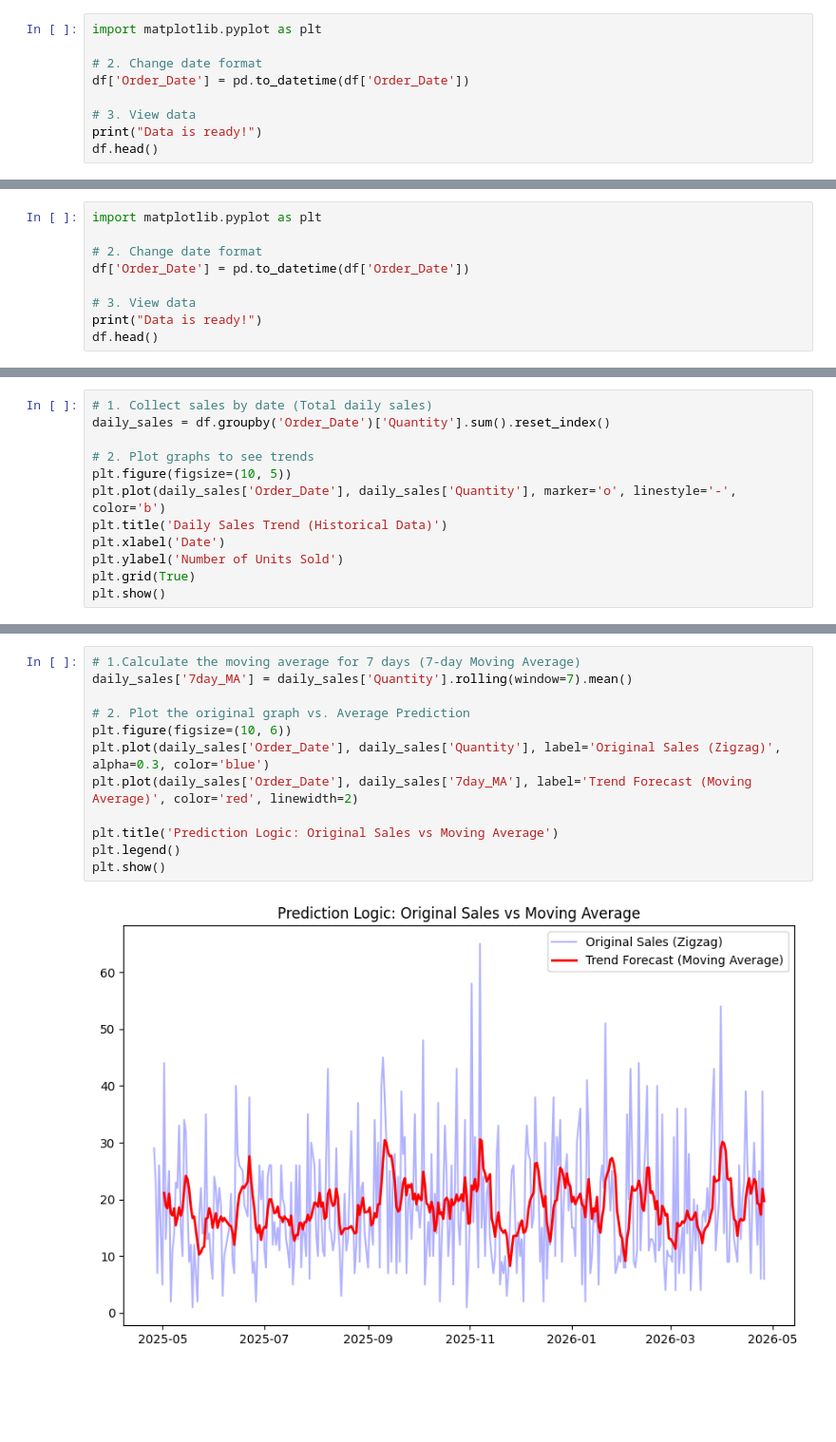
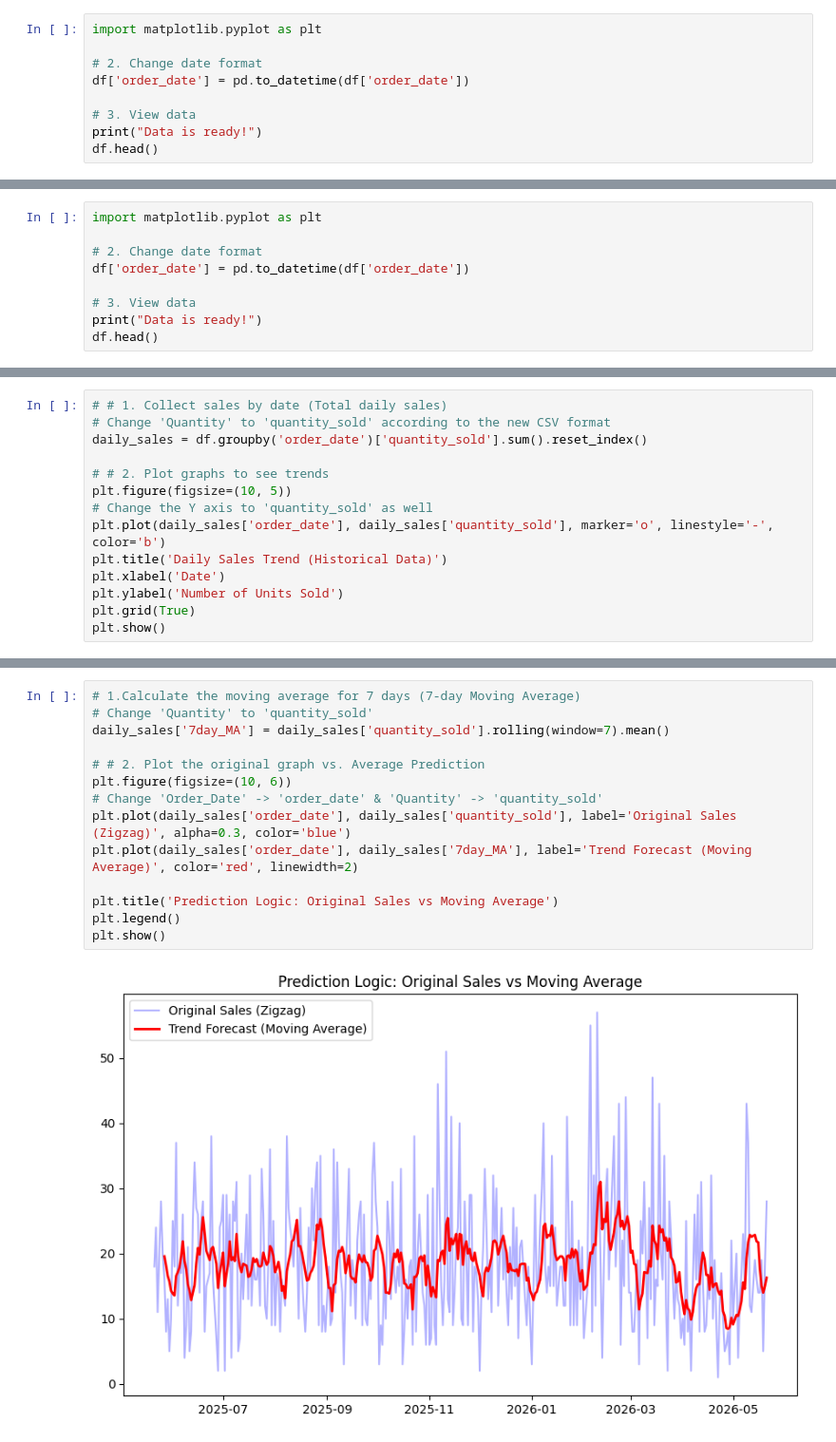
Before and after one commit to ArepAmirul/local-dropshippping-ai-system, a Jupyter notebook: ai-engine/Sales_Forecasting.ipynb, the cells around one changed output, grey strips where cells are left out. Shown at 95% size. Saved outputs shown, nothing was run; the diff lists cells and outputs as text; blank space fills up the shorter version.

Commit message:
Update Master SKU for generator and forecasting

```diff
--- a/ai-engine/Sales_Forecasting.ipynb
+++ b/ai-engine/Sales_Forecasting.ipynb
@@ -23,7 +16,7 @@ print(df.head())
 import matplotlib.pyplot as plt
 
 # 2. Change date format
-df['Order_Date'] = pd.to_datetime(df['Order_Date'])
+df['order_date'] = pd.to_datetime(df['order_date'])
 
 # 3. View data
 print("Data is ready!")
@@ -40,7 +33,7 @@ Data is ready!
 import matplotlib.pyplot as plt
 
 # 2. Change date format
-df['Order_Date'] = pd.to_datetime(df['Order_Date'])
+df['order_date'] = pd.to_datetime(df['order_date'])
 
 # 3. View data
 print("Data is ready!")
@@ -58,10 +51,12 @@ Step 2: Visualization & Trends
 # %%
-# 1. Collect sales by date (Total daily sales)
-daily_sales = df.groupby('Order_Date')['Quantity'].sum().reset_index()
+# # 1. Collect sales by date (Total daily sales)
+# Change 'Quantity' to 'quantity_sold' according to the new CSV format
+daily_sales = df.groupby('order_date')['quantity_sold'].sum().reset_index()
 
-# 2. Plot graphs to see trends
+# # 2. Plot graphs to see trends
 plt.figure(figsize=(10, 5))
-plt.plot(daily_sales['Order_Date'], daily_sales['Quantity'], marker='o', linestyle='-', color='b')
+# Change the Y axis to 'quantity_sold' as well
+plt.plot(daily_sales['order_date'], daily_sales['quantity_sold'], marker='o', linestyle='-', color='b')
 plt.title('Daily Sales Trend (Historical Data)')
 plt.xlabel('Date')
 plt.ylabel('Number of Units Sold')
@@ -72,15 +67,17 @@ plt.show()
 # %%
 # 1.Calculate the moving average for 7 days (7-day Moving Average)
-daily_sales['7day_MA'] = daily_sales['Quantity'].rolling(window=7).mean()
+# Change 'Quantity' to 'quantity_sold'
+daily_sales['7day_MA'] = daily_sales['quantity_sold'].rolling(window=7).mean()
 
-# 2. Plot the original graph vs. Average Prediction
+# # 2. Plot the original graph vs. Average Prediction
 plt.figure(figsize=(10, 6))
-plt.plot(daily_sales['Order_Date'], daily_sales['Quantity'], label='Original Sales (Zigzag)', alpha=0.3, color='blue')
-plt.plot(daily_sales['Order_Date'], daily_sales['7day_MA'], label='Trend Forecast (Moving Average)', color='red', linewidth=2)
+# Change 'Order_Date' -> 'order_date' & 'Quantity' -> 'quantity_sold'
+plt.plot(daily_sales['order_date'], daily_sales['quantity_sold'], label='Original Sales (Zigzag)', alpha=0.3, color='blue')
+plt.plot(daily_sales['order_date'], daily_sales['7day_MA'], label='Trend Forecast (Moving Average)', color='red', linewidth=2)
 
 plt.title('Prediction Logic: Original Sales vs Moving Average')
 plt.legend()
 plt.show()
 # %% [output]
-[figure, old version]
+[figure, new version]
 # %%
```
Also changed, not shown: parts of 12 cells of this notebook, 2 other files.
